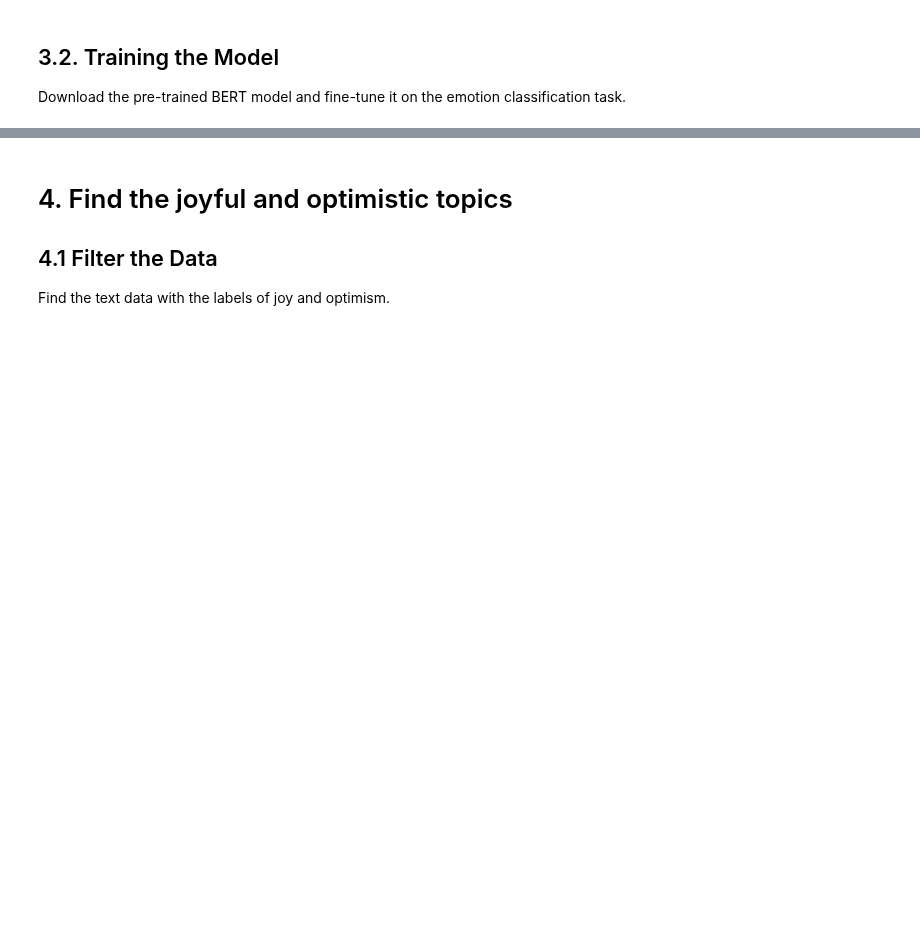
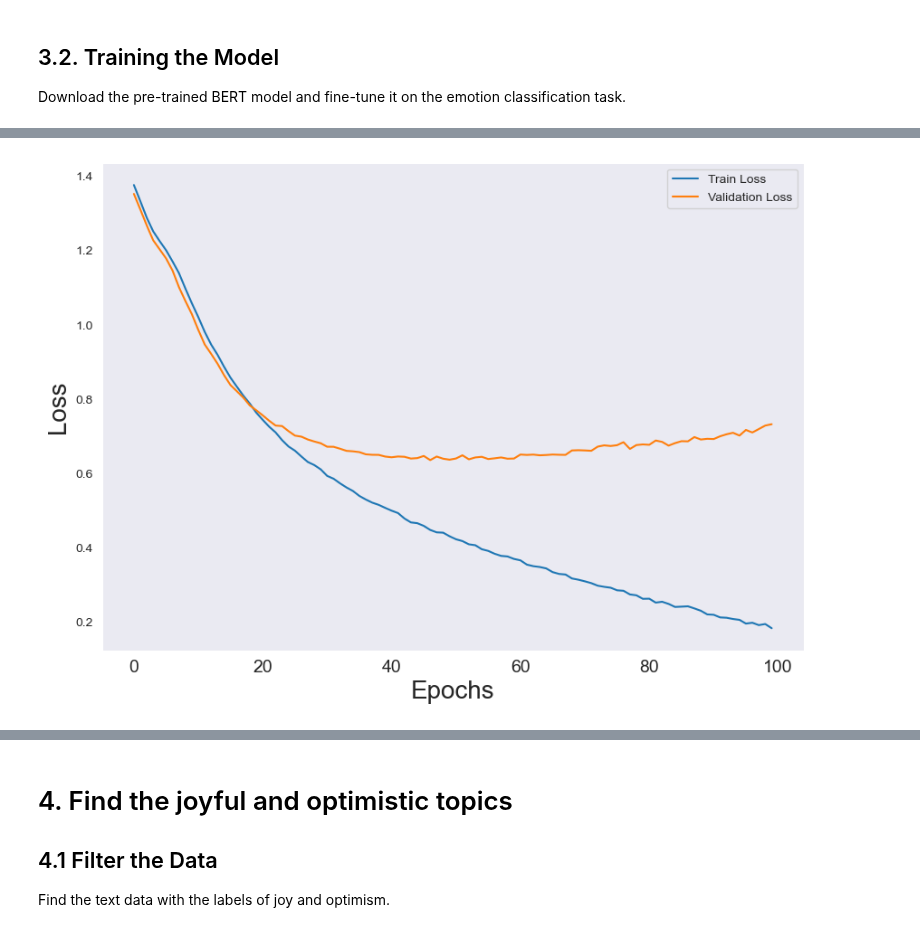
Before and after one commit to Slliki/MScProject, a Jupyter notebook: AI_TA/Coursework/TA_PART1.ipynb, the cells around one changed output, grey strips where cells are left out. Saved outputs shown, nothing was run; the diff lists cells and outputs as text; code cells hidden in the pictures; blank space fills up the shorter version.

```diff
--- a/AI_TA/Coursework/TA_PART1.ipynb
+++ b/AI_TA/Coursework/TA_PART1.ipynb
@@ -532,20 +539,20 @@ from torch.nn import CrossEntropyLoss
 
 # BERT
 # 加载预训练的BERT模型，指定分类数为4（你的情况下是0, 1, 2, 3四种情感）
-model = BertForSequenceClassification.from_pretrained('bert-base-uncased', num_labels=4)
-# config = BertConfig.from_pretrained('bert-base-uncased', hidden_size=360)
+# model = BertForSequenceClassification.from_pretrained('bert-base-uncased', num_labels=4)
+# # config = BertConfig.from_pretrained('bert-base-uncased', hidden_size=360)
+# # model = BertForSequenceClassification(config=config)
+# # 创建一个更小的BERT配置
+# config = BertConfig(
+#     # hidden_size=256*2,                # 减小隐藏层尺寸，原始值为768
+#     # num_hidden_layers=4*2,            # 减少隐藏层数，原始值为12
+#     # num_attention_heads=4*2,          # 减少注意力头数，原始值为12
+#     # intermediate_size=1024*2,         # 减小前馈网络的尺寸,原始值为4096
+#     hidden_dropout_prob=0.1,        # 可以调整dropout，原始值为0.1
+#     attention_probs_dropout_prob=0.1, # 可以调整attention dropout，原始值为0.1
+#     num_labels=4
+# )
 # model = BertForSequenceClassification(config=config)
-# 创建一个更小的BERT配置
-config = BertConfig(
-    hidden_size=256*2,                # 减小隐藏层尺寸，原始值为768
-    num_hidden_layers=4*2,            # 减少隐藏层数，原始值为12
-    num_attention_heads=4*2,          # 减少注意力头数，原始值为12
-    intermediate_size=1024*2,         # 减小前馈网络的尺寸,原始值为4096
-    hidden_dropout_prob=0.2,        # 可以调整dropout，原始值为0.1
-    attention_probs_dropout_prob=0.1, # 可以调整attention dropout，原始值为0.1
-    num_labels=4
-)
-model = BertForSequenceClassification(config=config)
 
 # Distil BERT
 # 创建一个自定义的DistilBERT配置
@@ -558,25 +565,25 @@ model = BertForSequenceClassification(config=config)
 #     attention_dropout=0.1,  # 增加注意力层的dropout，原始默认为0.1
 #     num_labels=4  # 设置输出标签数，针对分类任务
 # )
-# 使用自定义配置初始化DistilBert模型
+# # 使用自定义配置初始化DistilBert模型
 # model = DistilBertForSequenceClassification(config=config)
 
 # # # 加载DistilBERT预训练模型，这里假设我们是做一个分类任务，类别数为4
-# model = DistilBertForSequenceClassification.from_pretrained('distilbert-base-uncased', num_labels=4)
+model = DistilBertForSequenceClassification.from_pretrained('distilbert-base-uncased', num_labels=4)
 
-optimizer = AdamW(model.parameters(), lr=1e-5, weight_decay=0.001)
-epochs = 200
+optimizer = AdamW(model.parameters(), lr=1e-6, weight_decay=0.001)
+epochs = 100
 total_steps = len(train_loader) * epochs
 
 # 使用线性学习率调度器
-# scheduler = get_linear_schedule_with_warmup(optimizer, num_warmup_steps=100, num_training_steps=total_steps)
+# scheduler = get_linear_schedule_with_warmup(optimizer, num_warmup_steps=500, num_training_steps=total_steps)
 
 # 使用余弦退火调整学习率
-# scheduler = CosineAnnealingLR(optimizer, T_max=total_steps)
+scheduler = CosineAnnealingLR(optimizer, T_max=0.4*epochs)
 # scheduler = CosineAnnealingWarmRestarts(optimizer, T_0=100, T_mult=1, eta_min=0) # T_0是第一个周期的迭代次数，T_mult是周期之间的倍数，eta_min是学习率的最小值
 
 # 使用 验证集
-scheduler = ReduceLROnPlateau(optimizer, mode='max', factor=0.1, patience=10, verbose=True)
+# scheduler = ReduceLROnPlateau(optimizer, mode='max', factor=0.1, patience=10, verbose=True)
 
 
 device = torch.device("cuda")
@@ -584,6 +591,4 @@ model.to(device)
 
 # 开始训练、验证和绘制损失曲线
 train_losses, val_losses, train_f1score, val_f1score, model = train(model, train_loader, val_loader, optimizer, scheduler, device, epochs)
-# 使用测试集进行最终评估
-test(model, test_loader, device)
 # %% [output]
@@ -728,19 +776,22 @@ weighted avg       0.56      0.54      0.55       374
 # %%
 import matplotlib.pyplot as plt
 # 设置画板大小
 plt.figure(figsize=(10, 7))
 
 # 绘制损失曲线图
 # plt.subplot(1, 2, 1)  # 1行2列的第1个
 plt.plot(train_losses, label='Train Loss')
 plt.plot(val_losses, label='Validation Loss')
 # plt.title('Training and Validation Loss')
 plt.xlabel('Epochs',fontsize=20)
 plt.ylabel('Loss', fontsize=20)
 plt.xticks(fontsize=14)
 plt.legend()
+plt.grid()
 # 显示图表
 plt.show()
+# %% [output]
+[figure, added]
 # %%
 # 绘制F1得分曲线图
 plt.figure(figsize=(10, 7))
```
Also changed, not shown: parts of 7 cells of this notebook, 4 other files.
